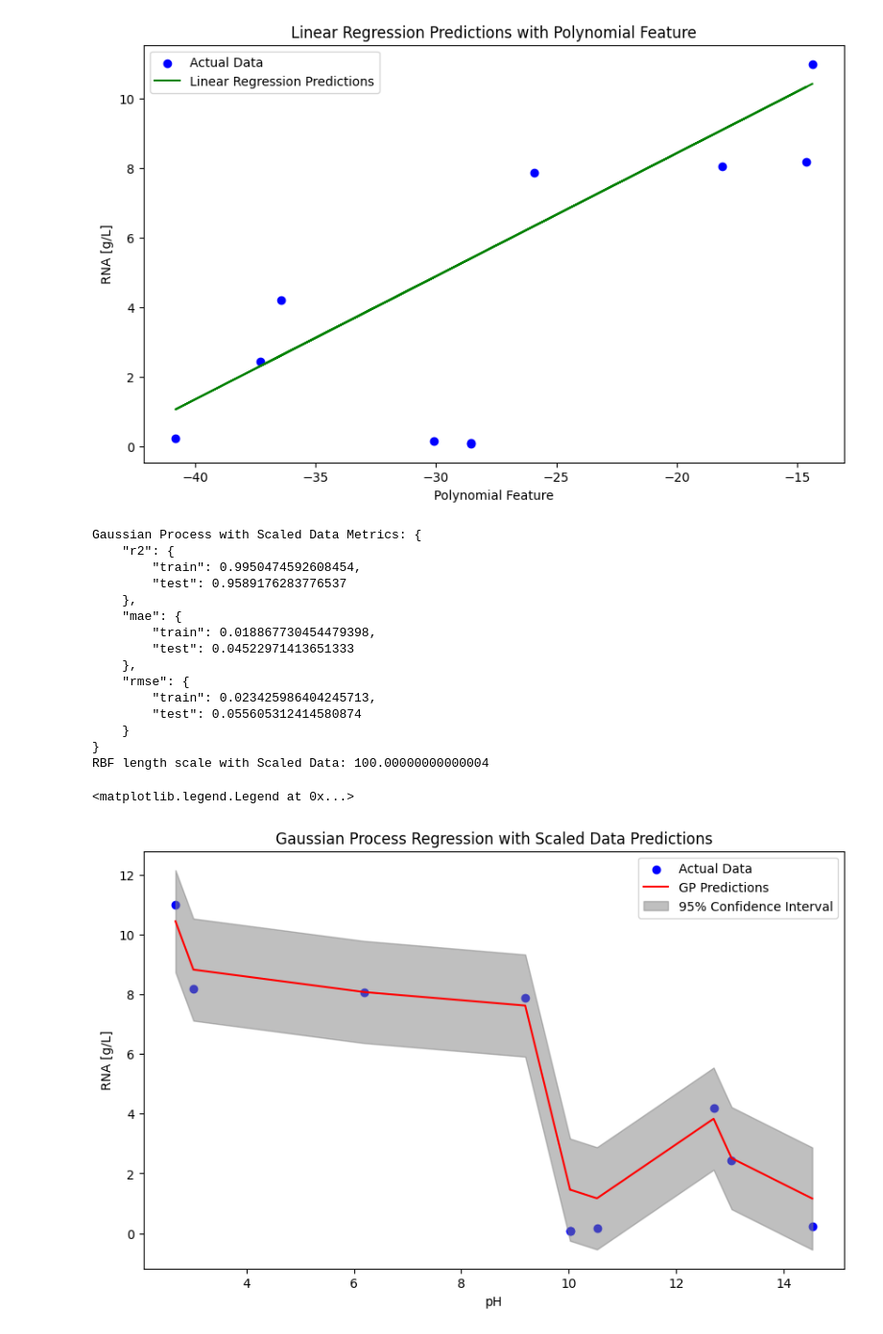
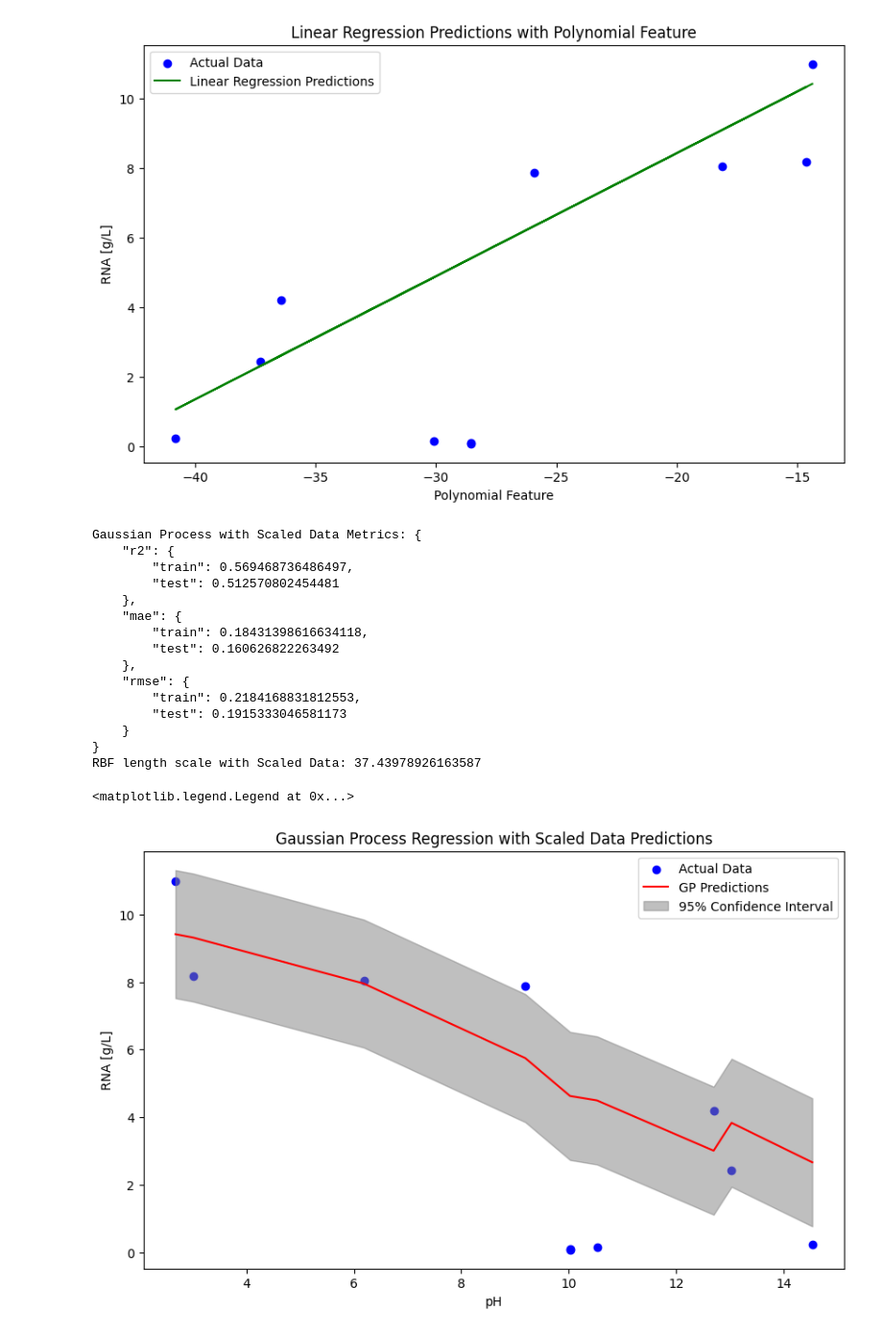
Before and after one commit to kesler20/phd_notebooks, a Jupyter notebook: 2025/07/template agnostic dynamic IVT model.ipynb, the cells around one changed output. Shown at 96% size. Drawn from its saved outputs; the diff is of its cells as text; code cells hidden in the pictures.

```diff
--- a/2025/07/template agnostic dynamic IVT model.ipynb
+++ b/2025/07/template agnostic dynamic IVT model.ipynb
@@ -436,10 +436,13 @@ print("RBF length scale with Scaled Data:", length_scale_scaled)
 sort_idx = np.argsort(scaler.inverse_transform(X_test)[:, 0])
 X_test_sorted = X_test[sort_idx]
 y_test_sorted = y_test[sort_idx]
+
+# Predict on the test set
+y_test_pred_scaled = gp_scaled.predict(X_test)
 y_test_pred_scaled_sorted = y_test_pred_scaled[sort_idx]
 
 # Get the noise level from the kernel
-noise_level = gp_scaled.kernel_.k2.noise_level * 6
+noise_level = gp_scaled.kernel_.k2.noise_level
 
 # Inverse transform for plotting
 x_plot = scaler.inverse_transform(X_test_sorted)[:, 0]
@@ -454,38 +457,38 @@ lower_bound = scaler.inverse_transform(
 ).flatten()
 upper_bound = scaler.inverse_transform(
     (y_test_pred_scaled_sorted + ci).reshape(-1, 1)
 ).flatten()
 
 plt.figure(figsize=(10, 6))
 plt.scatter(x_plot, y_plot, color="blue", label="Actual Data")
 plt.plot(x_plot, y_pred_plot, color="red", label="GP Predictions")
 plt.fill_between(
     x_plot,
     lower_bound,
     upper_bound,
     color="gray",
     alpha=0.5,
     label="95% Confidence Interval",
 )
 plt.xlabel(schema.IVTReactionSchema.pH.value)
 plt.ylabel(schema.IVTReactionSchema.RNA_g_L.value)
 plt.title("Gaussian Process Regression with Scaled Data Predictions")
 plt.legend()
 # %% [output]
 Gaussian Process with Scaled Data Metrics: {
     "r2": {
-        "train": 0.9950474592608454,
-        "test": 0.9589176283776537
+        "train": 0.569468736486497,
+        "test": 0.512570802454481
     },
     "mae": {
-        "train": 0.018867730454479398,
-        "test": 0.04522971413651333
+        "train": 0.18431398616634118,
+        "test": 0.160626822263492
     },
     "rmse": {
-        "train": 0.023425986404245713,
-        "test": 0.055605312414580874
+        "train": 0.2184168831812553,
+        "test": 0.1915333046581173
     }
 }
-RBF length scale with Scaled Data: 100.00000000000004
+RBF length scale with Scaled Data: 37.43978926163587
 <matplotlib.legend.Legend at 0x...>
-[figure, old version]
+[figure, new version]
```
Also changed, not shown: parts of 6 cells of this notebook, 3 other files.
